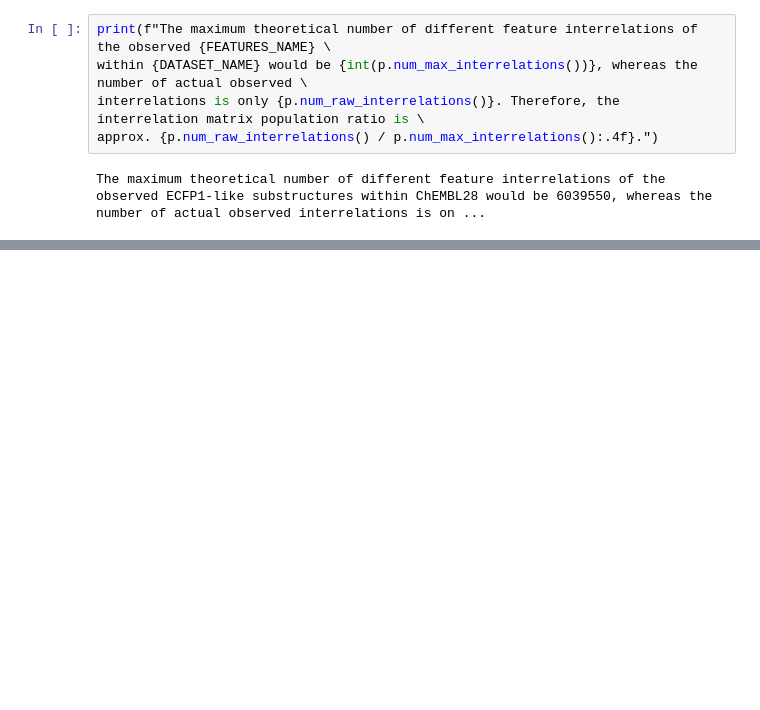
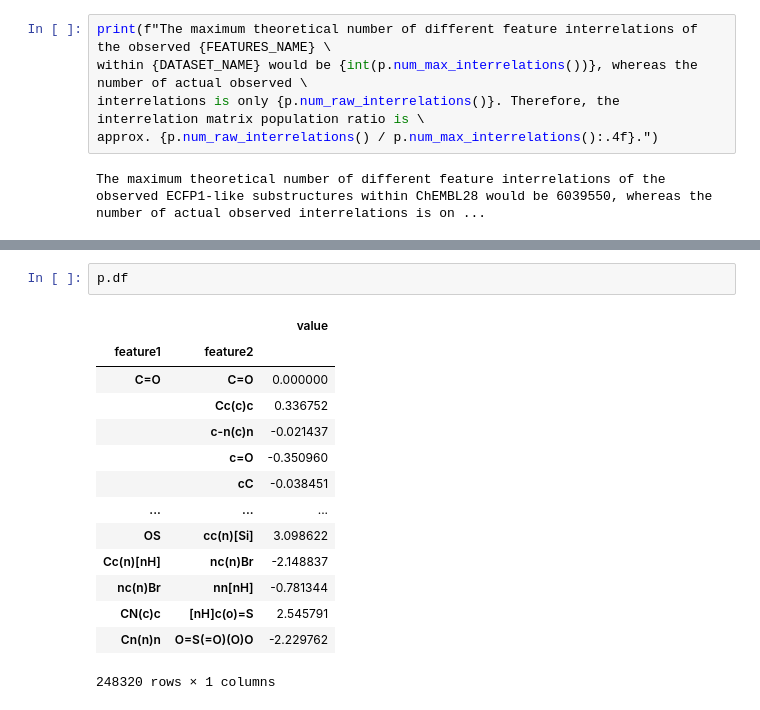
Before and after one commit to cmeloi/fip3, a Jupyter notebook: docs/cookbook/basic_interrelation_analysis.ipynb, the cells around one changed output, grey strips where cells are left out. Drawn from its saved outputs; the diff is of its cells as text; blank space fills up the shorter version.

```diff
--- a/docs/cookbook/basic_interrelation_analysis.ipynb
+++ b/docs/cookbook/basic_interrelation_analysis.ipynb
@@ -112,0 +133,17 @@ The maximum theoretical number of different feature interrelations of the observ
+# %%
+p.df
+# %% [output]
+|  |  | value |
+| feature1 | feature2 |  |
+| C=O | C=O | 0.000000 |
+|  | Cc(c)c | 0.336752 |
+|  | c-n(c)n | -0.021437 |
+|  | c=O | -0.350960 |
+|  | cC | -0.038451 |
+| ... | ... | ... |
+| OS | cc(n)[Si] | 3.098622 |
+| Cc(n)[nH] | nc(n)Br | -2.148837 |
+| nc(n)Br | nn[nH] | -0.781344 |
+| CN(c)c | [nH]c(o)=S | 2.545791 |
+| Cn(n)n | O=S(=O)(O)O | -2.229762 |
+248320 rows × 1 columns
```
Also changed, not shown: parts of 12 cells of this notebook.
